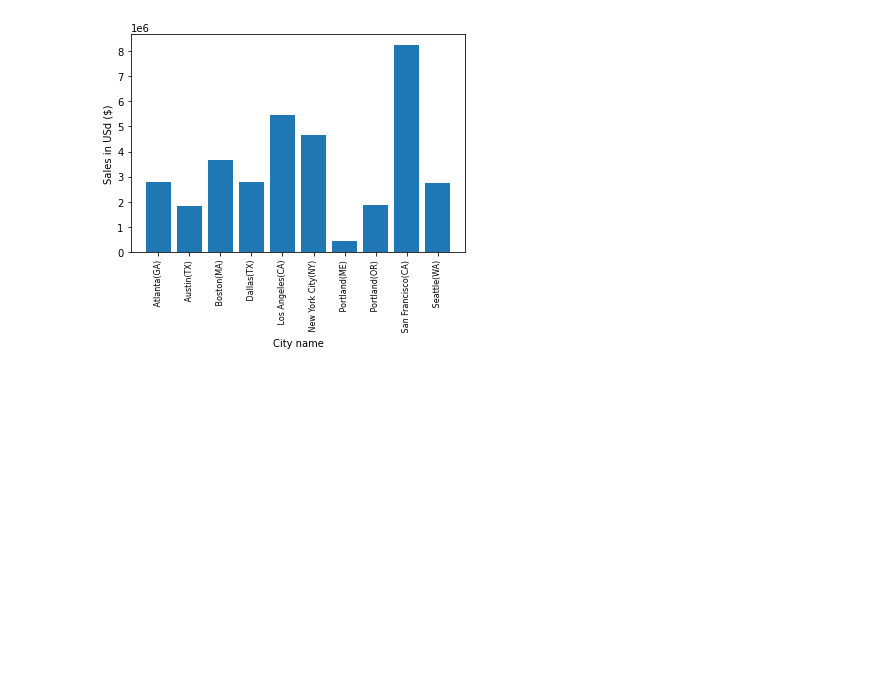
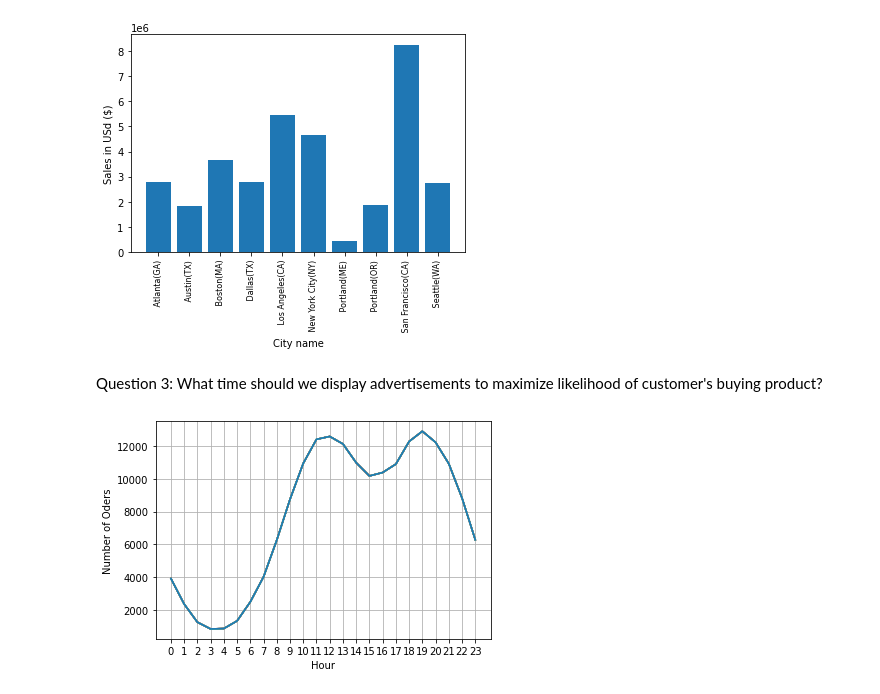
Before and after one commit to Rishiraj-singh7/Sales-Analysis-Data-Science, a Jupyter notebook: main.ipynb, the cells around one changed output. Saved outputs shown, nothing was run; the diff lists cells and outputs as text; code cells hidden in the pictures; blank space fills up the shorter version.

Commit message:
Question about time display advertisements to maximize

```diff
--- a/main.ipynb
+++ b/main.ipynb
@@ -167,3 +175,24 @@ plt.xlabel('City name')
 plt.show()
 # %% [output]
 [figure]
+# %% [markdown]
+
+Question 3: What time should we display advertisements to maximize likelihood of customer's buying product?
+# %%
+all_data['Order Date']= pd.to_datetime(all_data['Order Date'])
+# %%
+all_data['Hour']= all_data['Order Date'].dt.hour
+all_data['Minute']= all_data['Order Date'].dt.minute
+# %%
+hours = [hour for hour, df in all_data.groupby('hour')]
+
+plt.plot(hours, all_data.groupby(['Hour']).count())
+plt.xticks(hours)
+plt.xlabel('Hour')
+plt.ylabel('Number of Oders')
+plt.grid()
+plt.show()
+
+# My recommendation is around 11am (11) or 7pm (19)
+# %% [output]
+[figure, added]
```
Also changed, not shown: parts of 2 cells of this notebook.
